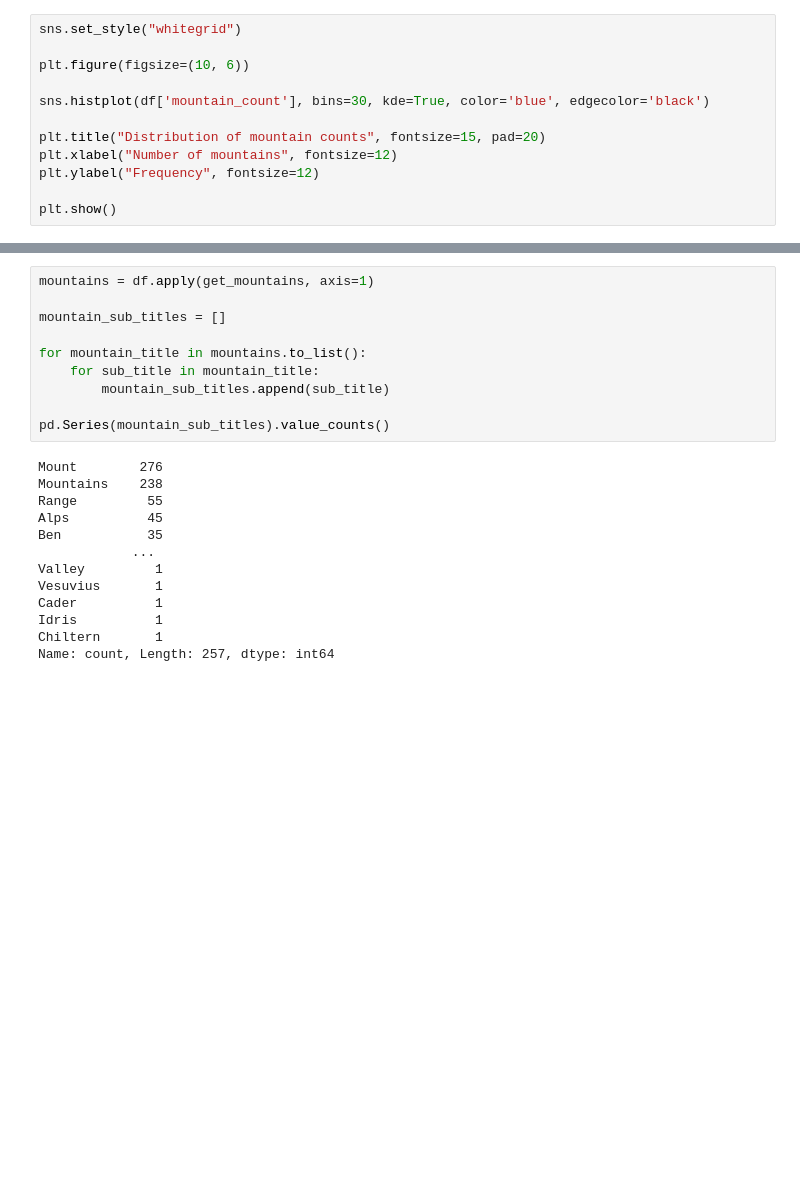
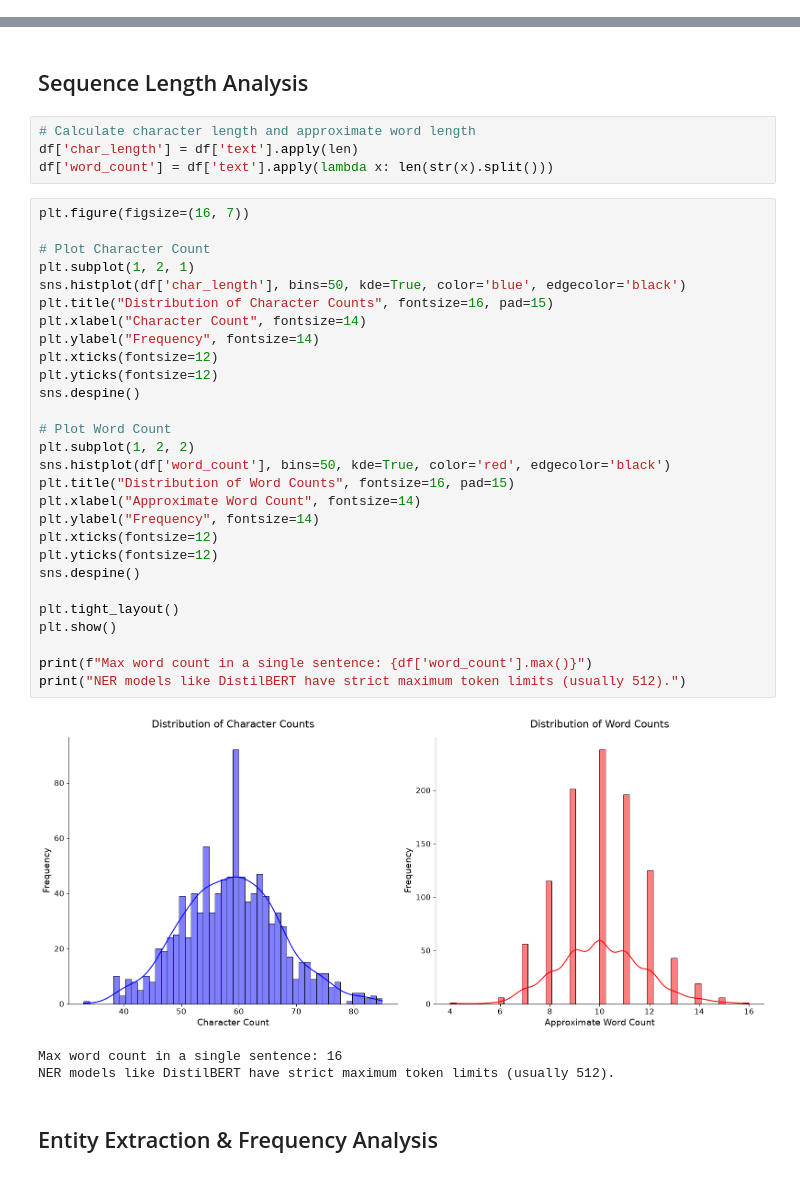
Before and after one commit to Jonik233/Quantum_tasks, a Jupyter notebook: Mountains_NER/eda/synthetic_dataset_eda.ipynb, the cells around one changed output, grey strips where cells are left out. Saved outputs shown, nothing was run; the diff lists cells and outputs as text; blank space fills up the shorter version.

```diff
--- a/Mountains_NER/eda/synthetic_dataset_eda.ipynb
+++ b/Mountains_NER/eda/synthetic_dataset_eda.ipynb
@@ -80,13 +52 @@ mountain_count
 Name: proportion, dtype: float64
-# %%
-sns.set_style("whitegrid")
-
-plt.figure(figsize=(10, 6))
-
-sns.histplot(df['mountain_count'], bins=30, kde=True, color='blue', edgecolor='black')
-
-plt.title("Distribution of mountain counts", fontsize=15, pad=20)
-plt.xlabel("Number of mountains", fontsize=12)
-plt.ylabel("Frequency", fontsize=12)
-
-plt.show()
@@ -108,23 +53,40 @@ Observed moutnains: ['Carpathian', 'Mountains']
-# %%
-mountains = df.apply(get_mountains, axis=1)
-
-mountain_sub_titles = []
-
-for mountain_title in mountains.to_list():
-    for sub_title in mountain_title:
-        mountain_sub_titles.append(sub_title)
-
-pd.Series(mountain_sub_titles).value_counts()
-# %% [output]
-Mount        276
-Mountains    238
-Range         55
-Alps          45
-Ben           35
-            ...
-Valley         1
-Vesuvius       1
-Cader          1
-Idris          1
-Chiltern       1
-Name: count, Length: 257, dtype: int64
+# %% [markdown]
+## Sequence Length Analysis
+# %%
+# Calculate character length and approximate word length
+df['char_length'] = df['text'].apply(len)
+df['word_count'] = df['text'].apply(lambda x: len(str(x).split()))
+# %%
+plt.figure(figsize=(16, 7))
+
+# Plot Character Count
+plt.subplot(1, 2, 1)
+sns.histplot(df['char_length'], bins=50, kde=True, color='blue', edgecolor='black')
+plt.title("Distribution of Character Counts", fontsize=16, pad=15)
+plt.xlabel("Character Count", fontsize=14)
+plt.ylabel("Frequency", fontsize=14)
+plt.xticks(fontsize=12)
+plt.yticks(fontsize=12)
+sns.despine()
+
+# Plot Word Count
+plt.subplot(1, 2, 2)
+sns.histplot(df['word_count'], bins=50, kde=True, color='red', edgecolor='black')
+plt.title("Distribution of Word Counts", fontsize=16, pad=15)
+plt.xlabel("Approximate Word Count", fontsize=14)
+plt.ylabel("Frequency", fontsize=14)
+plt.xticks(fontsize=12)
+plt.yticks(fontsize=12)
+sns.despine()
+
+plt.tight_layout()
+plt.show()
+
+print(f"Max word count in a single sentence: {df['word_count'].max()}")
+print("NER models like DistilBERT have strict maximum token limits (usually 512).")
+# %% [output]
+[figure, added]
+Max word count in a single sentence: 16
+NER models like DistilBERT have strict maximum token limits (usually 512).
+# %% [markdown]
+## Entity Extraction & Frequency Analysis
```
Also changed, not shown: parts of 15 cells of this notebook.
